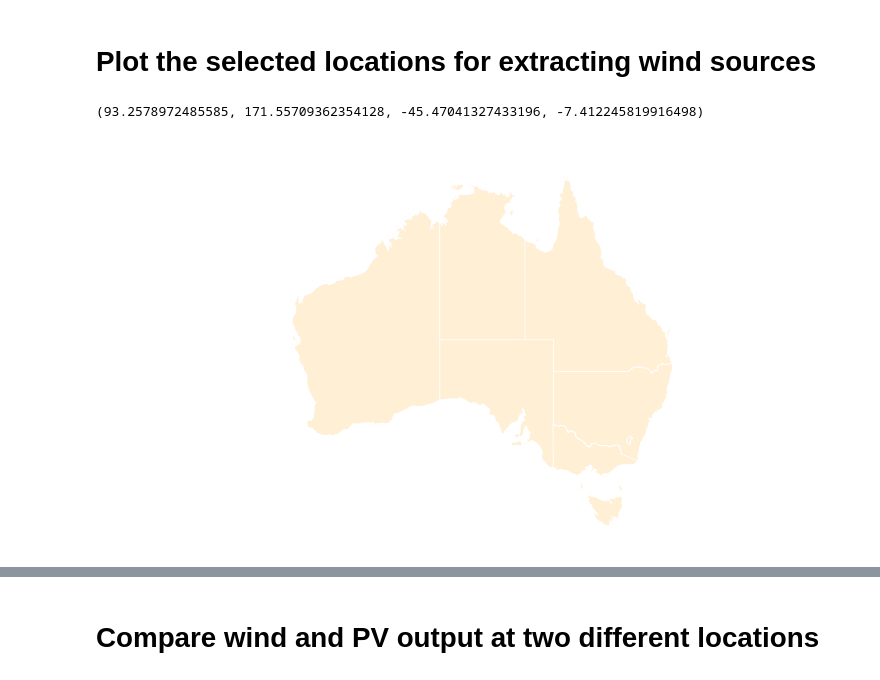
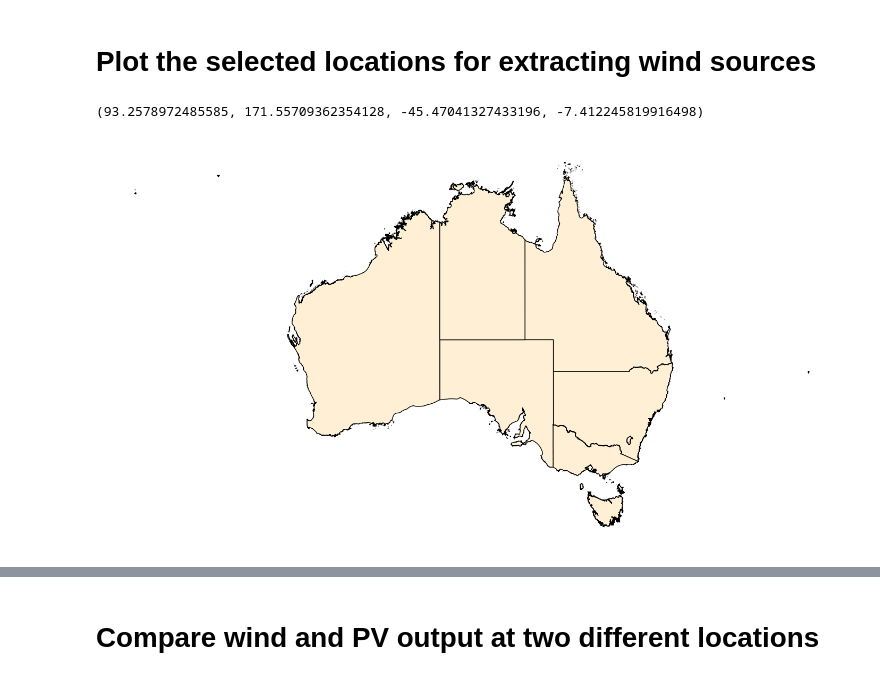
Before and after one commit to ahmadmojiri/HILT-CRC---Green-Hydrogen, a Jupyter notebook: PYTHON/Temp Codes.ipynb, the cells around one changed output, grey strips where cells are left out. Saved outputs shown, nothing was run; the diff lists cells and outputs as text; code cells hidden in the pictures.

```diff
--- a/PYTHON/Temp Codes.ipynb
+++ b/PYTHON/Temp Codes.ipynb
@@ -783,29 +783,29 @@ for Location in locations:
 # %%
 import pandas as pd
 import geopandas as gpd
 import zipfile
 import requests
 import io
 
 shapes_url = f"https://www.abs.gov.au/statistics/standards/australian-statistical-geography-standard-asgs-edition-3/jul2021-jun2026/access-and-downloads/digital-boundary-files/STE_2021_AUST_SHP_GDA2020.zip"
 # # shapes_file = r'C:\Users\Ahmad Mojiri\Downloads\STE_2021_AUST_SHP_GDA2020.zip'
-shapes_gpd = gpd.read_file(shapes_url)
+# shapes_gpd = gpd.read_file(shapes_url)
 
-base = shapes_gpd.plot(color='papayawhip', edgecolor='white', figsize =(18,30))
+base = shapes_gpd.plot(color='papayawhip', edgecolor='k', figsize =(18,30))
 base.axis('off')
 
 # locations = pd.read_excel(r'C:\SVN-ANU\HILT-CRC\WEATHER DATA\WindLab - data\Wind farm locations.xlsx',
 #                           sheet_name='Ranked list',
 #                          )
 # Locations = gpd.GeoDataFrame(locations, geometry=gpd.points_from_xy(locations.Longitude, locations.Latitude))
 
 # Fig = Locations.plot(ax=base, marker='o', color='red', markersize=1, alpha=1)
 
 # base.figure.savefig(r'C:\Users\Ahmad Mojiri\Downloads\locations.png',
 #                    dpi=600, bbox_inches='tight',transparent=True)
 # %% [output]
 (93.2578972485585, 171.55709362354128, -45.47041327433196, -7.412245819916498)
-[figure, old version]
+[figure, new version]
 # %%
 import matplotlib.pyplot as plt
 import numpy as np
```
Also changed, not shown: parts of 1 cell of this notebook.
